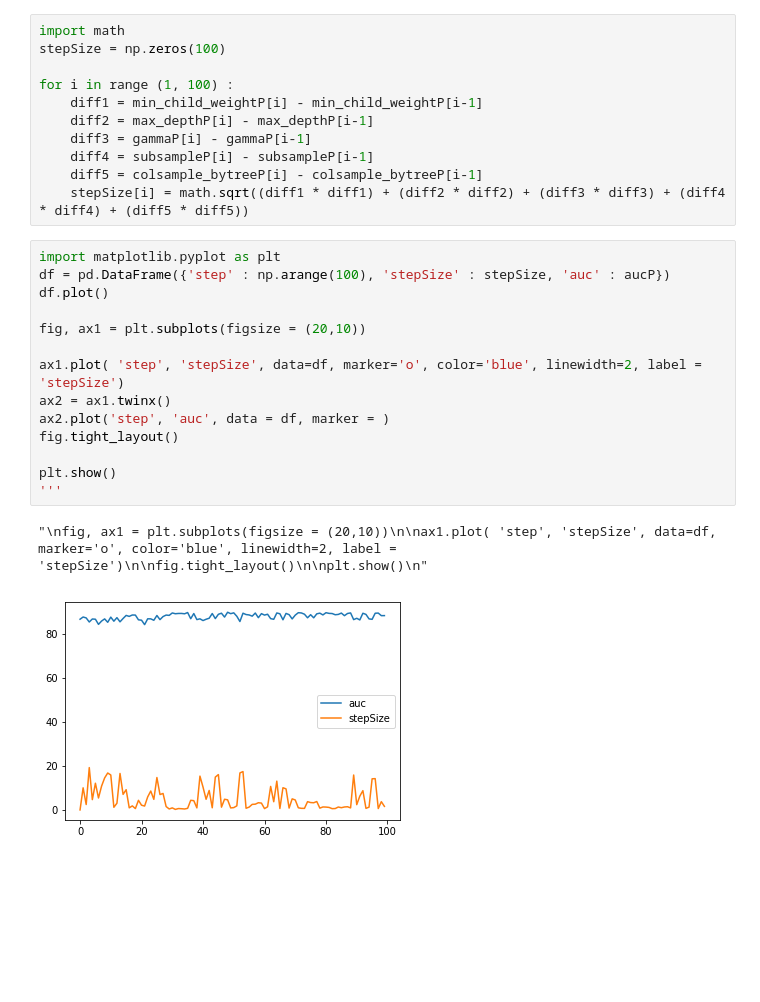
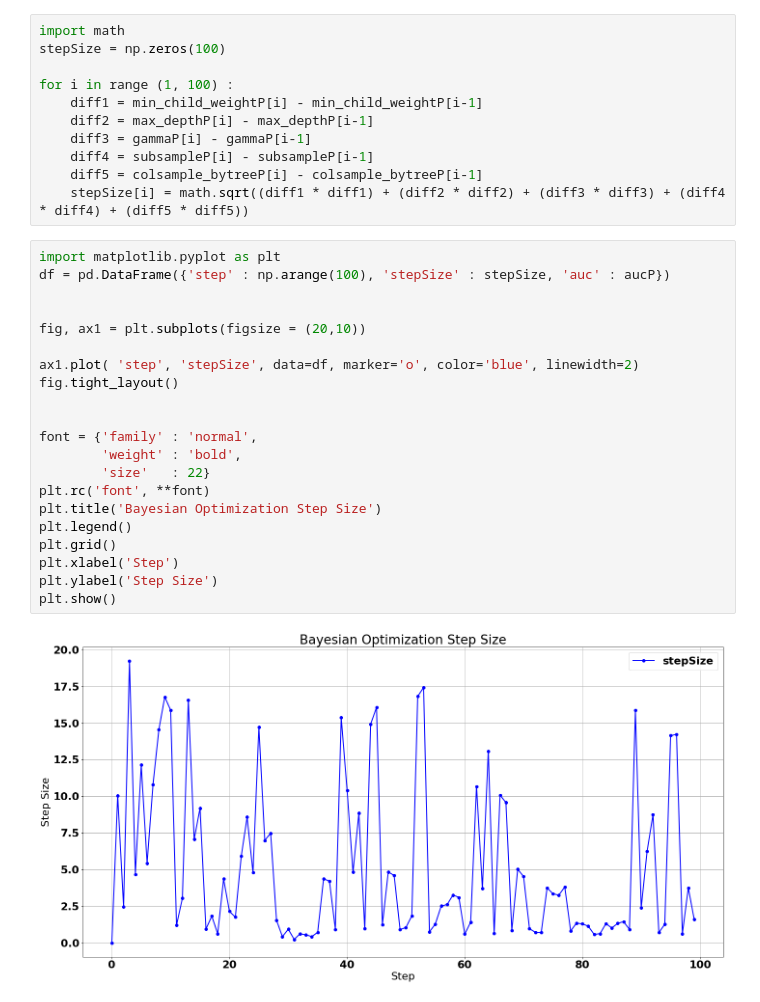
Before and after one commit to 2018HCIntern/2018HCIntern, a Jupyter notebook: AutoMl/Visualization.ipynb, the cells around one changed output. Saved outputs shown, nothing was run; the diff lists cells and outputs as text; blank space fills up the shorter version.

```diff
--- a/AutoMl/Visualization.ipynb
+++ b/AutoMl/Visualization.ipynb
@@ -187,17 +187,23 @@ for i in range (1, 100) :
 # %%
 import matplotlib.pyplot as plt
 df = pd.DataFrame({'step' : np.arange(100), 'stepSize' : stepSize, 'auc' : aucP})
-df.plot()
+
 
 fig, ax1 = plt.subplots(figsize = (20,10))
 
-ax1.plot( 'step', 'stepSize', data=df, marker='o', color='blue', linewidth=2, label = 'stepSize')
-ax2 = ax1.twinx()
-ax2.plot('step', 'auc', data = df, marker = )
+ax1.plot( 'step', 'stepSize', data=df, marker='o', color='blue', linewidth=2)
 fig.tight_layout()
 
+
+font = {'family' : 'normal',
+        'weight' : 'bold',
+        'size'   : 22}
+plt.rc('font', **font)
+plt.title('Bayesian Optimization Step Size')
+plt.legend()
+plt.grid()
+plt.xlabel('Step')
+plt.ylabel('Step Size')
 plt.show()
-'''
 # %% [output]
-"\nfig, ax1 = plt.subplots(figsize = (20,10))\n\nax1.plot( 'step', 'stepSize', data=df, marker='o', color='blue', linewidth=2, label = 'stepSize')\n\nfig.tight_layout()\n\nplt.show()\n"
-[figure, old version]
+[figure, new version]
```
Also changed, not shown: parts of 2 cells of this notebook, 3 other files.
